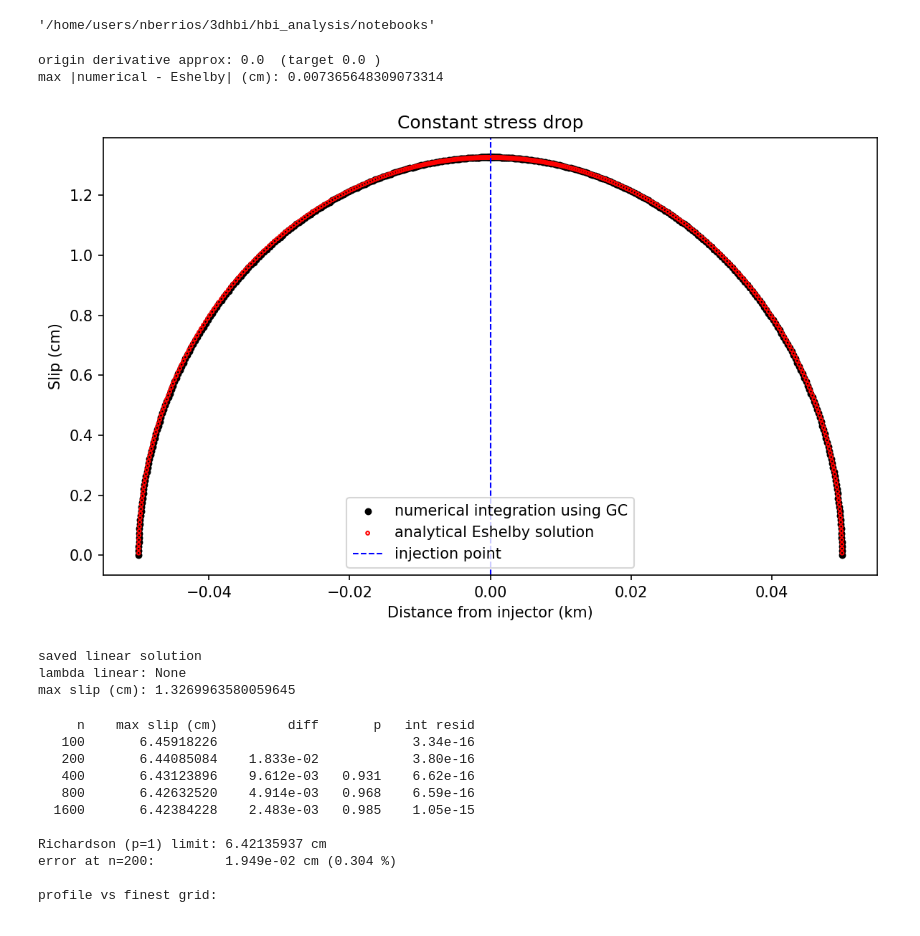
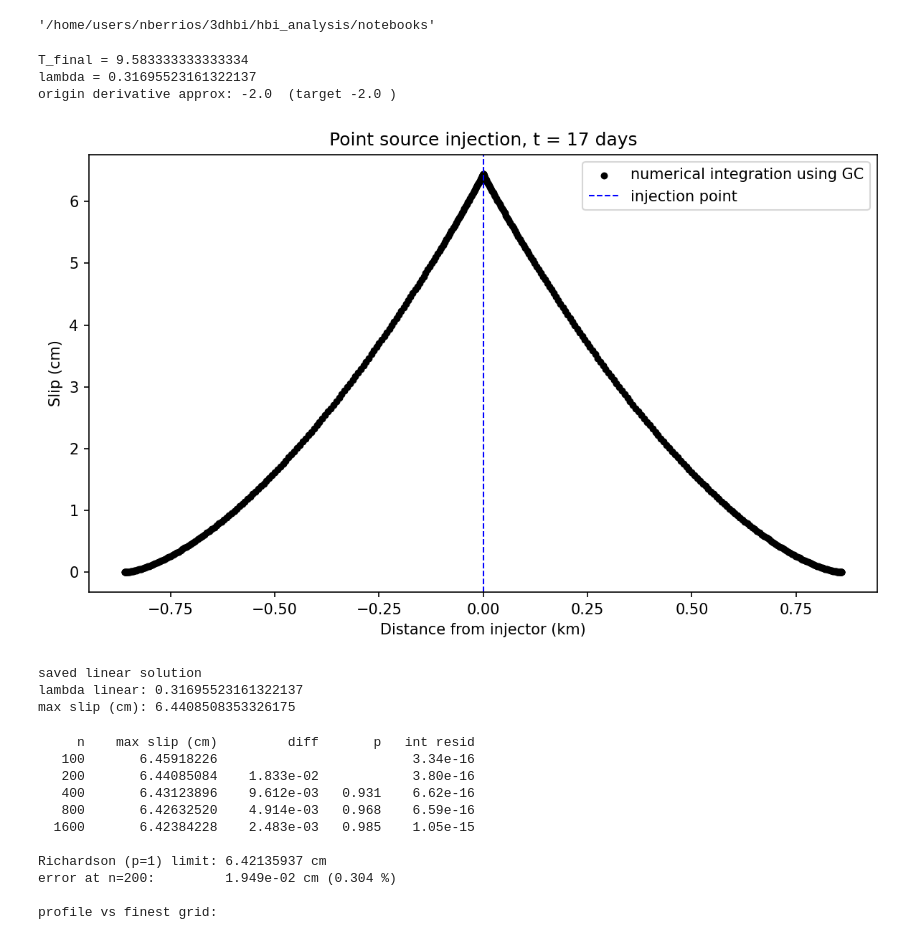
Before and after one commit to nataliaberrios/hbi, a Jupyter notebook: docs/cooper_basin/2_revised_analytical_sol.ipynb, the cells around one changed output. Drawn from its saved outputs; the diff is of its cells as text; code cells hidden in the pictures.

```diff
--- a/docs/cooper_basin/2_revised_analytical_sol.ipynb
+++ b/docs/cooper_basin/2_revised_analytical_sol.ipynb
@@ -140,7 +140,7 @@ some_time_days = 17
 some_time_sec = some_time_days * 24 * 3600
 
 # a lot of the code is the same, so setting up two different cases
-case = "constant"  # options: "constant" or "point"
+case = "point"  # options: "constant" or "point"
 
 # GC setup
 # NOTE: n = 10000 does not work. The dense matrices are ~800 MB each (several
@@ -269,39 +269,40 @@ if case == "constant":
         np.nanmax(np.abs(slip_full - slip_eshelby)) * 100)
 
 ### plot
 plt.figure(figsize=(8, 5), dpi=150)
 plt.scatter(r_full / 1000.0, slip_full * 100.0, s=14, facecolors='k',
             label='numerical integration using GC')
 
 if case == "constant":
     plt.scatter(r_full / 1000, slip_eshelby * 100, s=5, facecolors='none',
                 edgecolors='r', label='analytical Eshelby solution')
 
 plt.axvline(0, color='b', linestyle='--', linewidth=1, label='injection point')
 plt.xlabel('Distance from injector (km)')
 plt.ylabel('Slip (cm)')
 plt.title(plot_title)
 plt.legend()
 plt.tight_layout()
 plt.show()
 
 # saving linear result before running nonlinear code
 lam_linear = lam
 phi_linear = phi_j.copy()
 r_full_linear = r_full.copy()
 slip_full_linear = slip_full.copy()
 R_t_linear = R_t
 
 print("saved linear solution")
 print("lambda linear:", lam_linear)
 print("max slip (cm):", np.nanmax(slip_full) * 100)
 # %% [output]
-origin derivative approx: 0.0  (target 0.0 )
-max |numerical - Eshelby| (cm): 0.007365648309073314
+T_final = 9.583333333333334
+lambda = 0.31695523161322137
+origin derivative approx: -2.0  (target -2.0 )
-[figure, old version]
+[figure, new version]
 saved linear solution
-lambda linear: None
-max slip (cm): 1.3269963580059645
+lambda linear: 0.31695523161322137
+max slip (cm): 6.4408508353326175
 # %%
 import numpy as np
 from scipy.special import ellipk as K
```
Also changed, not shown: parts of 2 cells of this notebook, 2 other files.
